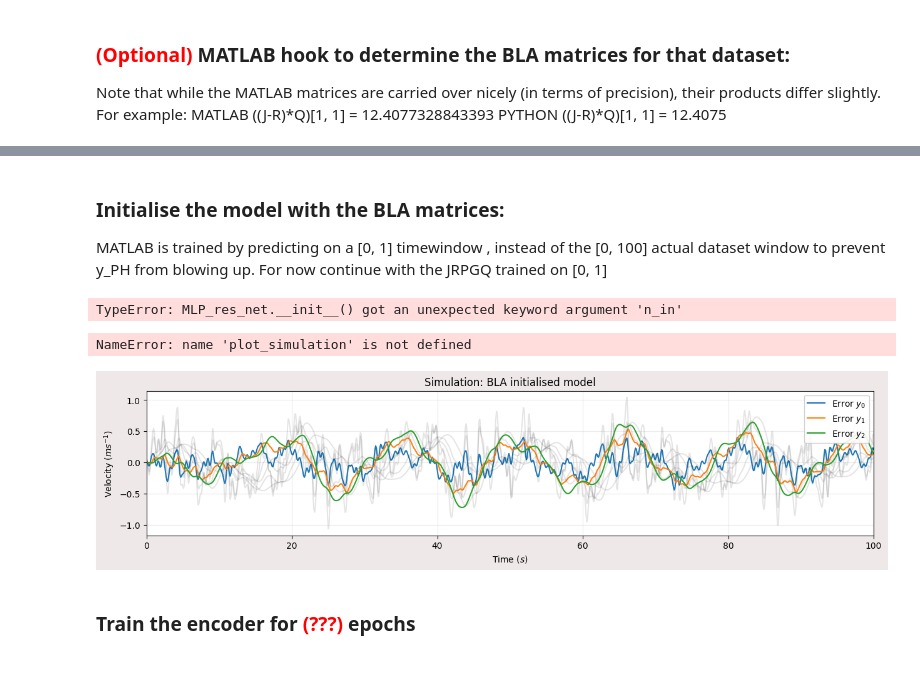
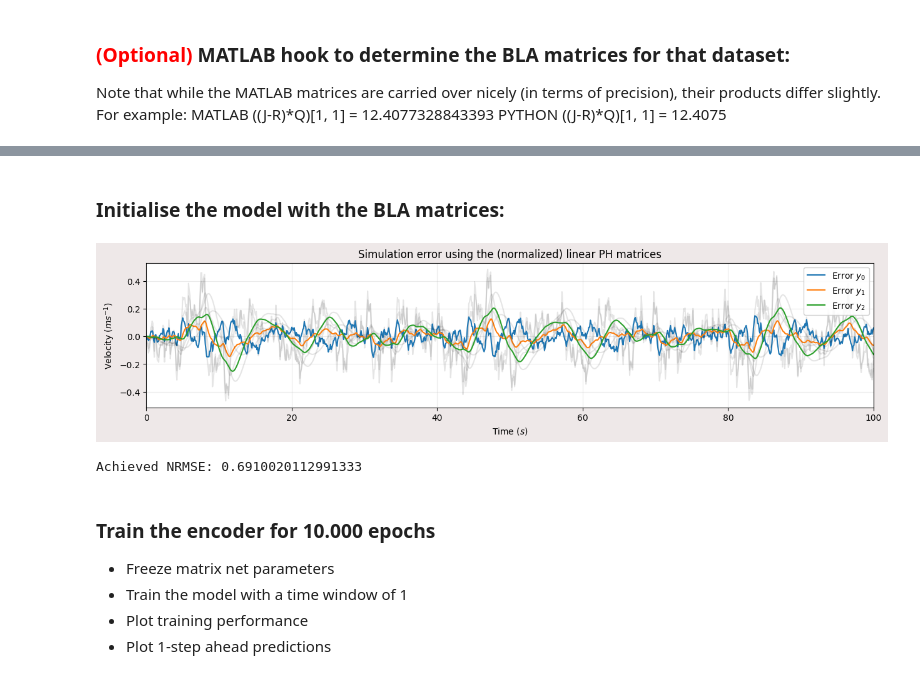
Before and after one commit to gevanotterdijk/Port-Hamiltonian, a Jupyter notebook: combined_model.ipynb, the cells around one changed output, grey strips where cells are left out. Saved outputs shown, nothing was run; the diff lists cells and outputs as text; code cells hidden in the pictures.

Commit message:
Update to the working combined model approach

```diff
--- a/combined_model.ipynb
+++ b/combined_model.ipynb
@@ -20,15 +20,18 @@ import os
 import torch
 import scipy
 import numpy as np
+import matlab.engine
 import matplotlib.pyplot as plt
 
-from MSD_model import combined_PHNN, cheat_PHNN
+from MSD_model import combined_PHNN, cheat_PHNN, fit_model
 from MSD_datagen import generate_data
 from utils import *
 
 # Indicate data locations
-PATH_MATRICES = "matlabIO/W19_BLA_matrices.mat"
-PATH_DATASET = "datasets/W19_3MSD_nonlinear_DS.pt"
+#PATH_MATRICES = "matlabIO/W19_BLA_matrices.mat"
+PATH_DATASET = "datasets/W33_TEMPSNR_3MSD_nonlinear_DS.pt"
+PATH_TRAINED_ENC = "models/encoders/W33_TEMPSNR_combined_model_encoder.pt"
+PATH_TRAINED_MODEL = "models/W33_TEMPSNR_combined_model.pt"
 
 # Set figure parameters in advance
 plt.rcParams['figure.figsize'] = (15, 3)
@@ -41,6 +44,7 @@ plt.rcParams['grid.alpha'] = 0.25
 # %%
 # System settings
 sim_time = torch.linspace(0, 100, 1000)   # NOTE be careful of sim_time: [0, 100] for dataset, while [0, 1] for matlab
+signal_to_noise_ratio = 5
 M_vals = torch.FloatTensor([2, 2, 2])
 D_vals = torch.FloatTensor([3, 3, 3])
 K_vals = torch.FloatTensor([4, 4, 4])
@@ -48,7 +52,9 @@ cD_vals = torch.FloatTensor([1, 1, 1])
 
 # Import or generate data
 if os.path.isfile(PATH_DATASET):
+    print(f"Loading dataset: {PATH_DATASET}")
     datasets = torch.load(PATH_DATASET, weights_only=False)
 else:
-    datasets = generate_data(sim_time, M_vals=M_vals, D_vals=D_vals, K_vals=K_vals, cubic_D=cD_vals, n_datasets=8, freq_band=torch.linspace(0.1, 12, 40))
+    print(f"Generating dataset to: {PATH_DATASET}")
+    datasets = generate_data(sim_time, M_vals=M_vals, D_vals=D_vals, K_vals=K_vals, cubic_D=cD_vals, n_datasets=8, SNR=signal_to_noise_ratio, freq_band=torch.linspace(0.1, 12, 40))
     torch.save(datasets, PATH_DATASET)
@@ -118,36 +155,41 @@ feed_forward_nn(
-# %% [markdown]
-### Initialise the model with the BLA matrices:
-MATLAB is trained by predicting on a [0, 1] timewindow , instead of the [0, 100] actual dataset window to prevent y_PH from blowing up.
-For now continue with the JRPGQ trained on [0, 1]
+# %% [markdown]
+### Initialise the model with the BLA matrices:
 # %%
 # Give the model specifications
 x0 = torch.zeros(6)
 system_dim = torch.IntTensor([[6, 3]])
+xc_dim = torch.sum(system_dim, 0)[0]
+sigc_dim = torch.sum(system_dim, 0)[1]
 na = 10
 nb = 10
 
 # TODO: Initialise at NN output = 0
 # REWORK deepSI integration
 # Perhaps split of the NN part entirely so that encoder training can be much quicker
-combined_model = combined_PHNN(system_dim, na, nb, dt=sim_time[1], x0=x0, weight=0,
+combined_model = combined_PHNN(system_dim, na, nb, dt=sim_time[1], weight=1,
                                Jinit=J,
                                Rinit=R,
                                Ginit=G,
                                Qinit=Q,
                                Pinit=P,
-                               custom_kwargs={})
+                               custom_kwargs=dict(Jnet_kwargs=dict(net_kwargs=dict(initial_output_is_zero=True)),
+                                                  Rnet_kwargs=dict(net_kwargs=dict(initial_output_is_zero=True)),
+                                                  Gnet_kwargs=dict(net_kwargs=dict(initial_output_is_zero=True)),
+                                                  Hnet_kwargs=dict(net_kwargs=dict(initial_output_is_zero=True))))
-# %% [output]
-TypeError: MLP_res_net.__init__() got an unexpected keyword argument 'n_in'
-# %%
-plot_simulation(sim_time, datasets[0]["output"], comb_outputs, plot_mode="error", title="Simulation: BLA initialised model")
-# %% [output]
-NameError: name 'plot_simulation' is not defined
 # %%
 # Qualitative results of the linear model before training
-u = datasets[0]["inputs"]   # NB: We are using the first dataset for estimations
+z=-1
+u = datasets[z]["inputs"]   # NB: We are using the first dataset for estimations
 comb_states, comb_outputs = simulate_model_withP(sim_time=sim_time, model=combined_model, x0=x0, u_ext=u)
-plot_simulation(sim_time, datasets[0]["output"], comb_outputs, plot_mode=1, title="Simulation: BLA initialised model")
+plot_simulation(sim_time, datasets[z]["output"], comb_outputs, plot_mode="error", title="Simulation error using the (normalized) linear PH matrices")
+achieved_NRMSE = torch.sqrt(torch.mean(torch.square(comb_outputs - datasets[z]["noisy_output"]))) / torch.std(comb_outputs)
+print(f"Achieved NRMSE: {achieved_NRMSE}")
 # %% [output]
-[figure, old version]
+[figure, new version]
+Achieved NRMSE: 0.6910020112991333
-# %% [markdown]
-### Train the encoder for <font color='red'>(???)</font> epochs
+# %% [markdown]
+### Train the encoder for 10.000 epochs
+- Freeze matrix net parameters
+- Train the model with a time window of 1
+- Plot training performance
+- Plot 1-step ahead predictions
```
Also changed, not shown: parts of 30 cells of this notebook, 3 other files.
